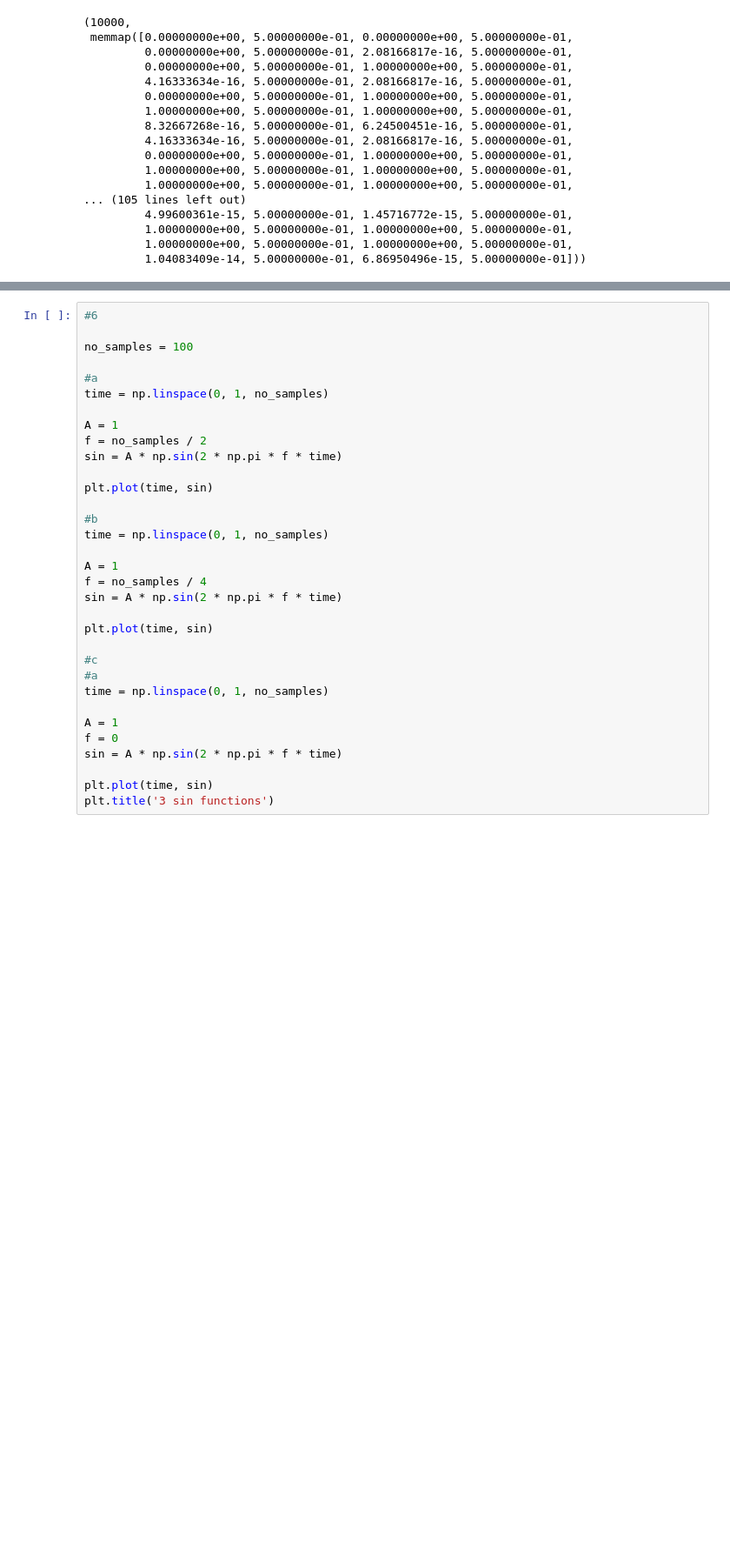
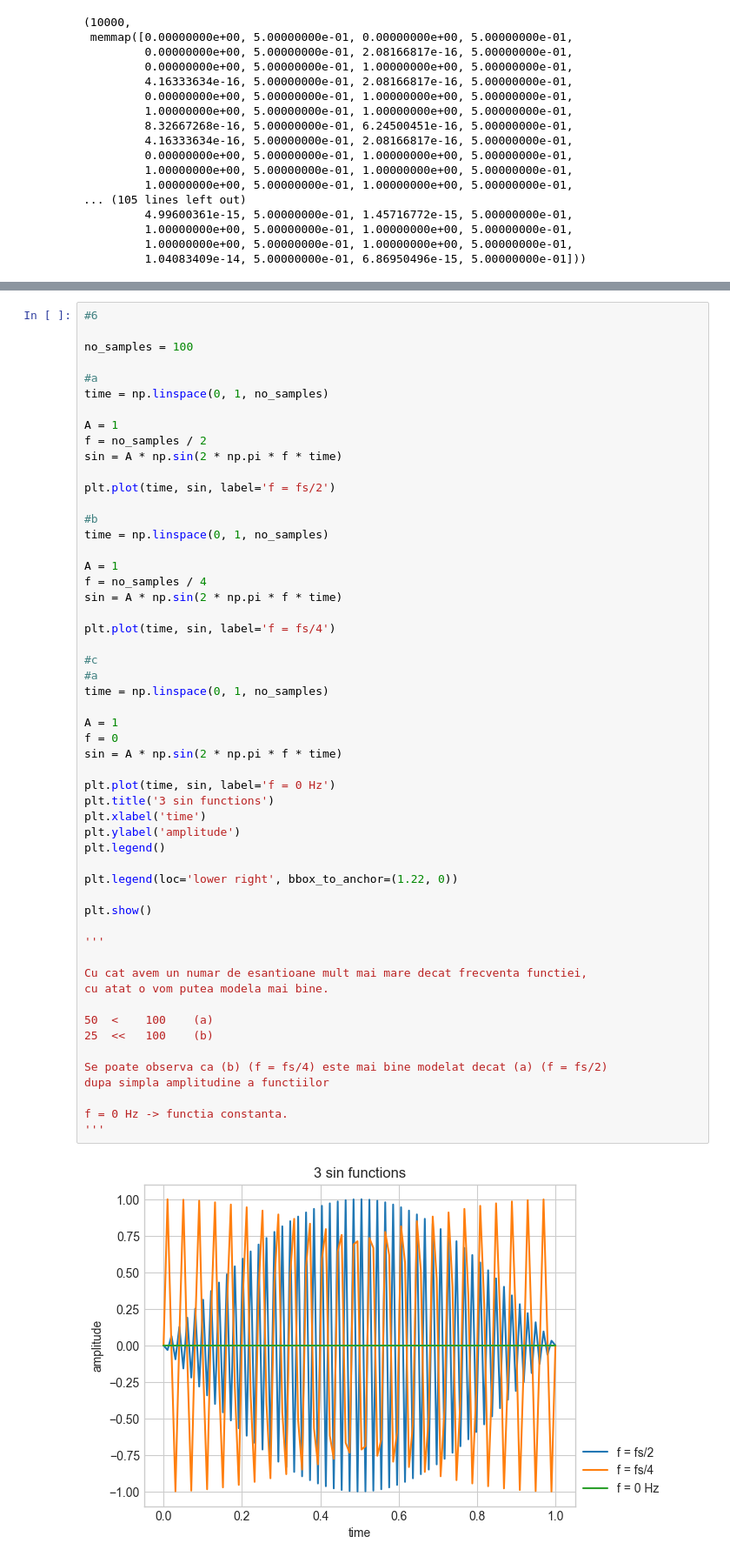
Before and after one commit to radubuzas/PS, a Jupyter notebook: lab2.ipynb, the cells around one changed output, grey strips where cells are left out. Shown: that part at 87% size. Saved outputs shown, nothing was run; the diff lists cells and outputs as text; blank space fills up the shorter version.

```diff
--- a/lab2.ipynb
+++ b/lab2.ipynb
@@ -195,33 +199,55 @@ sdev.play(sin_concat, fs)
 #6
 
 no_samples = 100
 
 #a
 time = np.linspace(0, 1, no_samples)
 
 A = 1
 f = no_samples / 2
 sin = A * np.sin(2 * np.pi * f * time)
 
-plt.plot(time, sin)
+plt.plot(time, sin, label='f = fs/2')
 
 #b
 time = np.linspace(0, 1, no_samples)
 
 A = 1
 f = no_samples / 4
 sin = A * np.sin(2 * np.pi * f * time)
 
-plt.plot(time, sin)
+plt.plot(time, sin, label='f = fs/4')
 
 #c
 #a
 time = np.linspace(0, 1, no_samples)
 
 A = 1
 f = 0
 sin = A * np.sin(2 * np.pi * f * time)
 
-plt.plot(time, sin)
+plt.plot(time, sin, label='f = 0 Hz')
 plt.title('3 sin functions')
+plt.xlabel('time')
+plt.ylabel('amplitude')
+plt.legend()
+
+plt.legend(loc='lower right', bbox_to_anchor=(1.22, 0))
+
+plt.show()
+
+'''
+
+Cu cat avem un numar de esantioane mult mai mare decat frecventa functiei,
+cu atat o vom putea modela mai bine.
+
+50  <    100    (a)
+25  <<   100    (b)
+
+Se poate observa ca (b) (f = fs/4) este mai bine modelat decat (a) (f = fs/2)
+dupa simpla amplitudine a functiilor
+
+f = 0 Hz -> functia constanta.
+'''
 # %% [output]
+[figure, new version]
```
Also changed, not shown: parts of 4 cells of this notebook.
